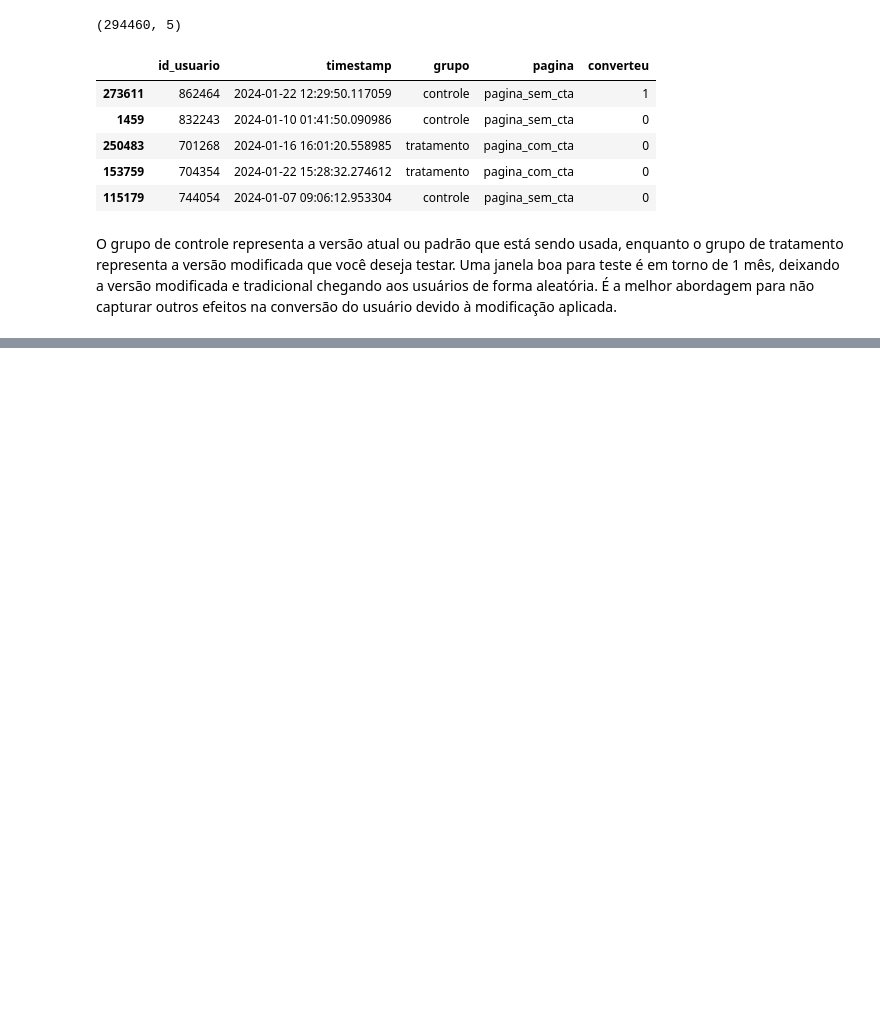
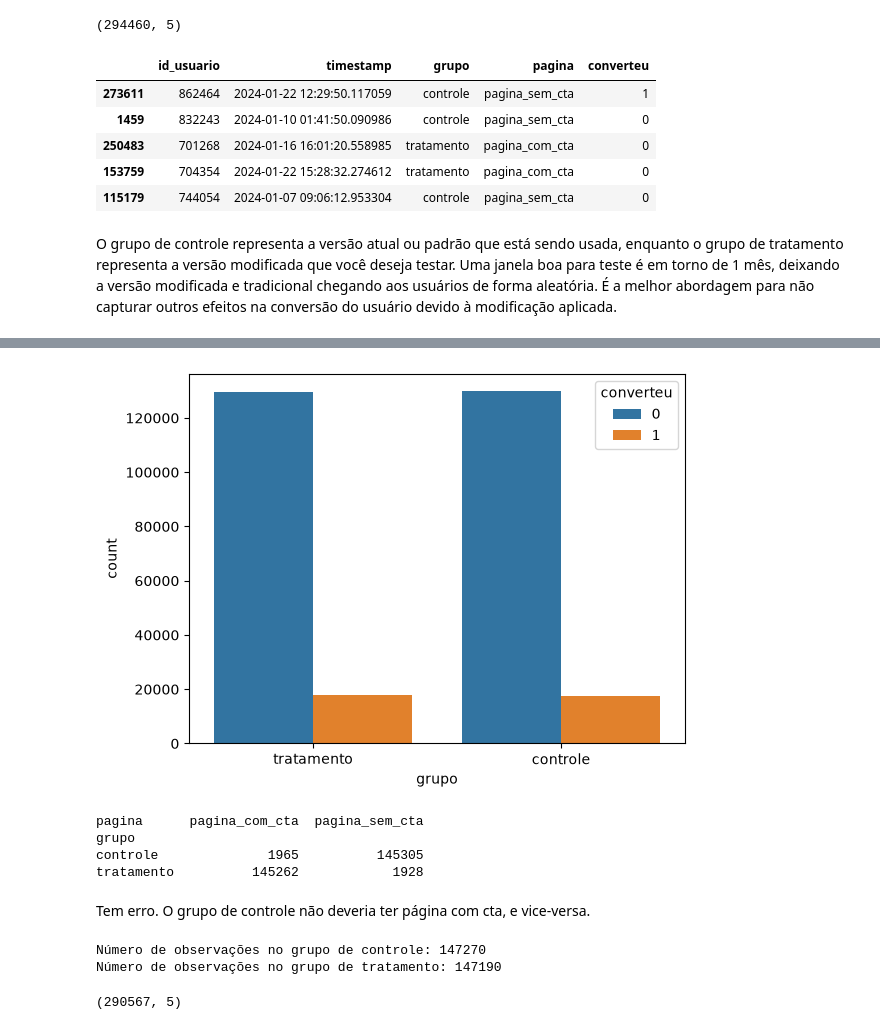
Before and after one commit to GuMauriz/ab_test_analysis, a Jupyter notebook: notebook.ipynb, the cells around one changed output, grey strips where cells are left out. Cells and saved outputs as stored; diff of their text form; code cells hidden in the pictures; blank space fills up the shorter version.

```diff
--- a/notebook.ipynb
+++ b/notebook.ipynb
@@ -34,0 +77,23 @@ O grupo de controle representa a versão atual ou padrão que está sendo usada,
+# %%
+# Distribuição de conversão por grupo
+sns.countplot(data=data, x='grupo', hue='converteu')
+plt.show()
+# %% [output]
+[figure, added]
+# %%
+# Relação entre grupo e página
+print(pd.crosstab(data["grupo"], data["pagina"]))
+# %% [output]
+pagina      pagina_com_cta  pagina_sem_cta
+grupo
+controle              1965          145305
+tratamento          145262            1928
+# %% [markdown]
+Tem erro. O grupo de controle não deveria ter página com cta, e vice-versa.
+# %%
+# Verificando se o número de observações nos grupos é balanceado
+print("Número de observações no grupo de controle:", len(data[data['grupo'] == 'controle']))
+print("Número de observações no grupo de tratamento:", len(data[data['grupo'] == 'tratamento']))
+# %% [output]
+Número de observações no grupo de controle: 147270
+Número de observações no grupo de tratamento: 147190
@@ -34,0 +106,4 @@ O grupo de controle representa a versão atual ou padrão que está sendo usada,
+# %%
+data_filtered.shape
+# %% [output]
+(290567, 5)
```
Also changed, not shown: parts of 9 cells of this notebook.
